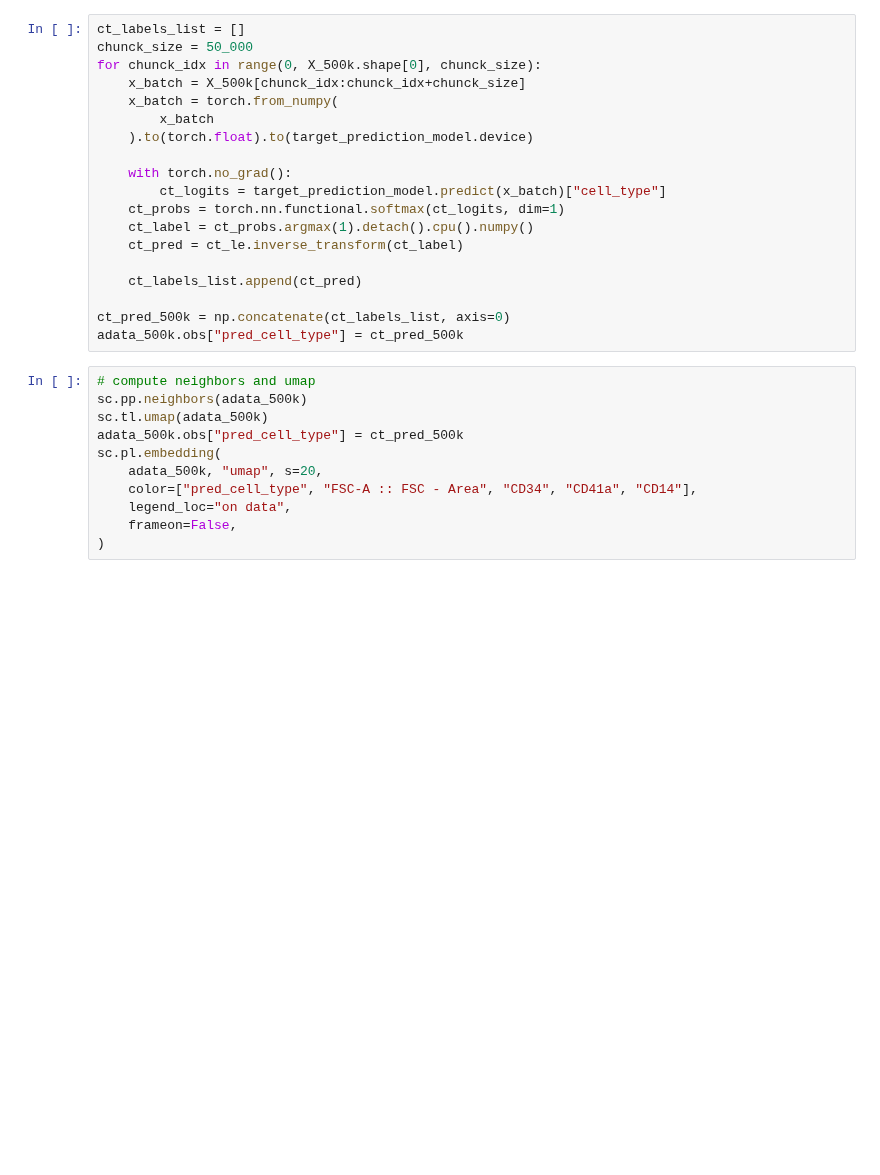
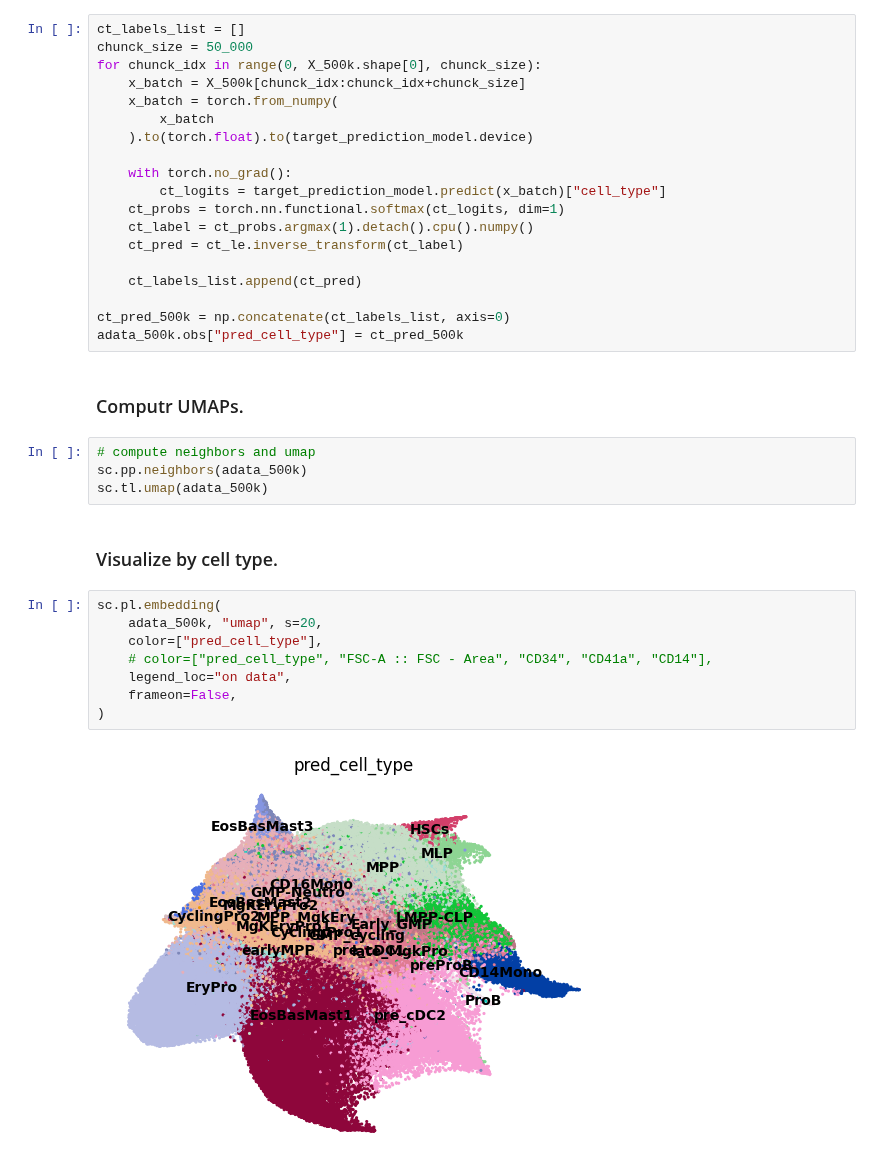
Before and after one commit to theislab/LabCompass-reproducibility, a Jupyter notebook: data_analysis/loop3/load_data.ipynb, the cells around one changed output. Drawn from its saved outputs; the diff is of its cells as text; blank space fills up the shorter version.

```diff
--- a/data_analysis/loop3/load_data.ipynb
+++ b/data_analysis/loop3/load_data.ipynb
@@ -79,14 +110,21 @@ for chunck_idx in range(0, X_500k.shape[0], chunck_size):
 
 ct_pred_500k = np.concatenate(ct_labels_list, axis=0)
 adata_500k.obs["pred_cell_type"] = ct_pred_500k
+# %% [markdown]
+### Computr UMAPs.
+# %%
+# compute neighbors and umap
+sc.pp.neighbors(adata_500k)
+sc.tl.umap(adata_500k)
+# %% [markdown]
+### Visualize by cell type.
 # %%
-# compute neighbors and umap
-sc.pp.neighbors(adata_500k)
-sc.tl.umap(adata_500k)
-adata_500k.obs["pred_cell_type"] = ct_pred_500k
 sc.pl.embedding(
     adata_500k, "umap", s=20,
-    color=["pred_cell_type", "FSC-A :: FSC - Area", "CD34", "CD41a", "CD14"],
+    color=["pred_cell_type"],
+    # color=["pred_cell_type", "FSC-A :: FSC - Area", "CD34", "CD41a", "CD14"],
     legend_loc="on data",
     frameon=False,
 )
+# %% [output]
+[figure, added]
```
Also changed, not shown: parts of 14 cells of this notebook.
